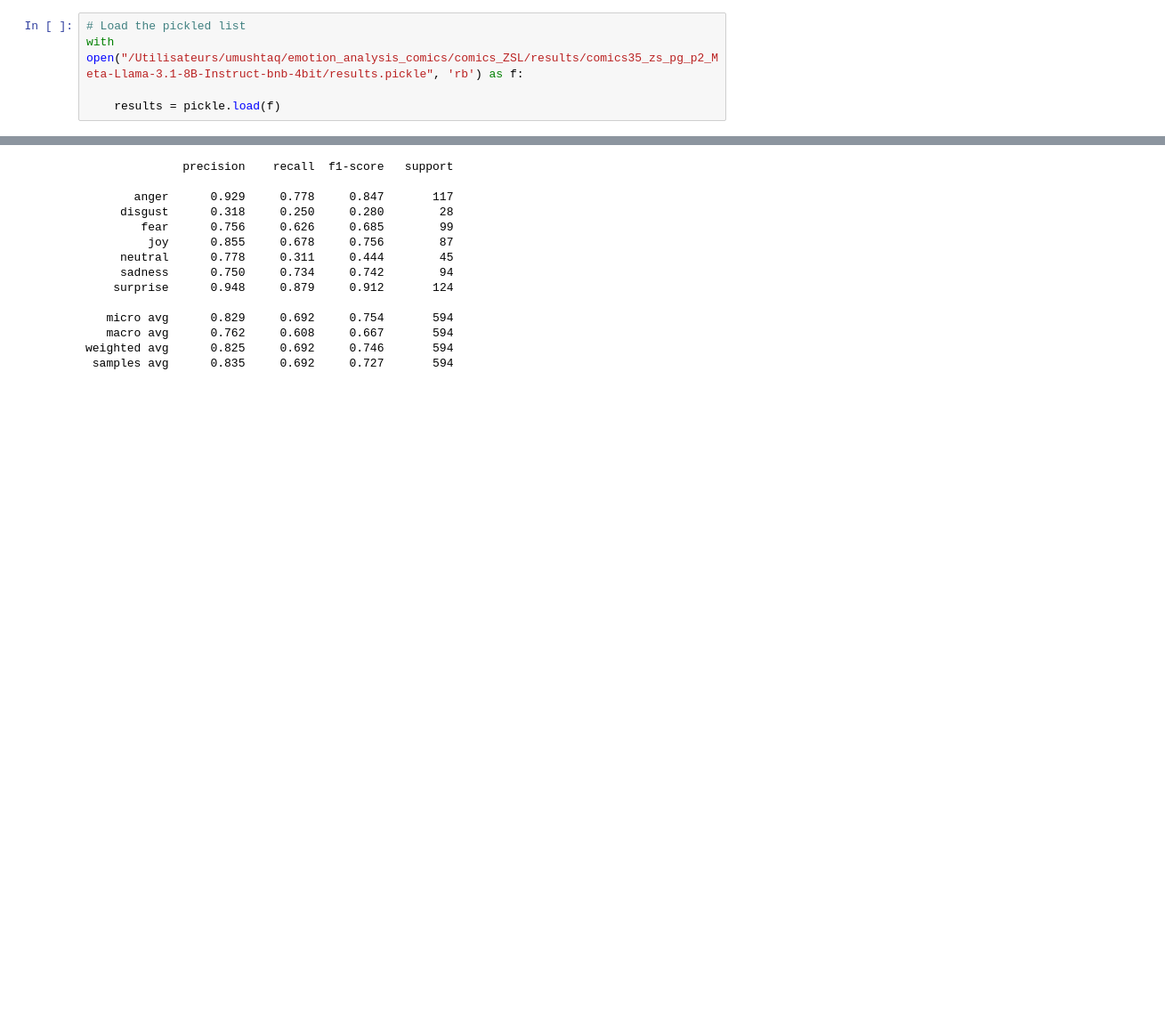
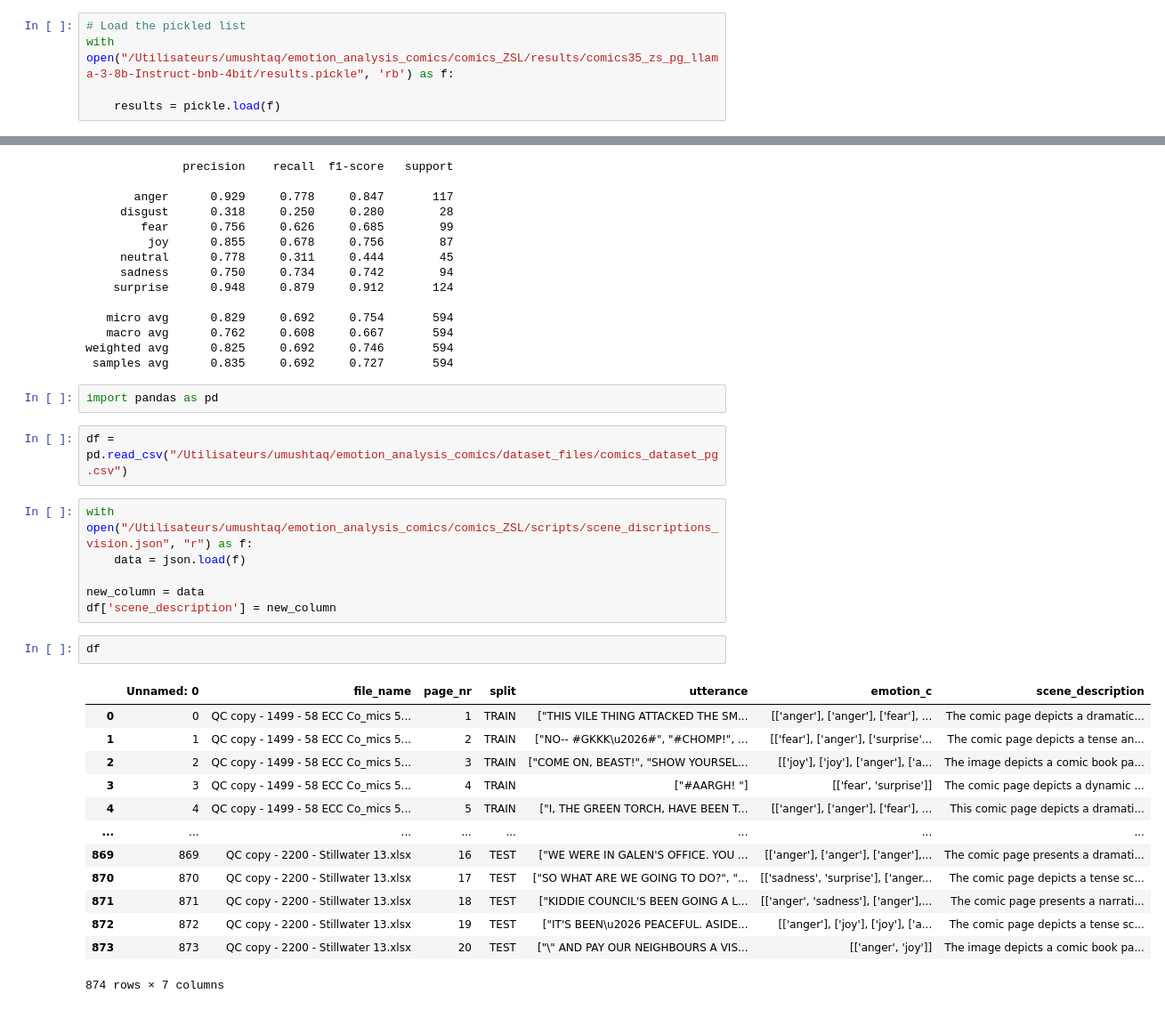
Before and after one commit to mohammadoumar/emotion_classification_LR, a Jupyter notebook: comics_ZSL/notebooks/eval_nb.ipynb, the cells around one changed output, grey strips where cells are left out. Shown at 89% size. Saved outputs shown, nothing was run; the diff lists cells and outputs as text; blank space fills up the shorter version.

```diff
--- a/comics_ZSL/notebooks/eval_nb.ipynb
+++ b/comics_ZSL/notebooks/eval_nb.ipynb
@@ -16,7 +16,7 @@ from sklearn.preprocessing import MultiLabelBinarizer
 ### Read data
 # %%
 # Load the pickled list
-with open("/Utilisateurs/umushtaq/emotion_analysis_comics/comics_ZSL/results/comics35_zs_pg_p2_Meta-Llama-3.1-8B-Instruct-bnb-4bit/results.pickle", 'rb') as f:
+with open("/Utilisateurs/umushtaq/emotion_analysis_comics/comics_ZSL/results/comics35_zs_pg_llama-3-8b-Instruct-bnb-4bit/results.pickle", 'rb') as f:
 
     results = pickle.load(f)
 # %%
@@ -578,3 +621,29 @@ array(['anger', 'disgust', 'fear', 'joy', 'neutral', 'sadness',
    macro avg      0.762     0.608     0.667       594
 weighted avg      0.825     0.692     0.746       594
  samples avg      0.835     0.692     0.727       594
+# %%
+import pandas as pd
+# %%
+df = pd.read_csv("/Utilisateurs/umushtaq/emotion_analysis_comics/dataset_files/comics_dataset_pg.csv")
+# %%
+with open("/Utilisateurs/umushtaq/emotion_analysis_comics/comics_ZSL/scripts/scene_discriptions_vision.json", "r") as f:
+    data = json.load(f)
+
+new_column = data
+df['scene_description'] = new_column
+# %%
+df
+# %% [output]
+|  | Unnamed: 0 | file_name | page_nr | split | utterance | emotion_c | scene_description |
+| 0 | 0 | QC copy - 1499 - 58 ECC Co_mics 5... | 1 | TRAIN | ["THIS VILE THING ATTACKED THE SM... | [['anger'], ['anger'], ['fear'], ... | The comic page depicts a dramatic... |
+| 1 | 1 | QC copy - 1499 - 58 ECC Co_mics 5... | 2 | TRAIN | ["NO-- #GKKK\u2026#", "#CHOMP!", ... | [['fear'], ['anger'], ['surprise'... | The comic page depicts a tense an... |
+| 2 | 2 | QC copy - 1499 - 58 ECC Co_mics 5... | 3 | TRAIN | ["COME ON, BEAST!", "SHOW YOURSEL... | [['joy'], ['joy'], ['anger'], ['a... | The image depicts a comic book pa... |
+| 3 | 3 | QC copy - 1499 - 58 ECC Co_mics 5... | 4 | TRAIN | ["#AARGH! "] | [['fear', 'surprise']] | The comic page depicts a dynamic ... |
+| 4 | 4 | QC copy - 1499 - 58 ECC Co_mics 5... | 5 | TRAIN | ["I, THE GREEN TORCH, HAVE BEEN T... | [['anger'], ['anger'], ['fear'], ... | This comic page depicts a dramati... |
+| ... | ... | ... | ... | ... | ... | ... | ... |
+| 869 | 869 | QC copy - 2200 - Stillwater 13.xlsx | 16 | TEST | ["WE WERE IN GALEN'S OFFICE. YOU ... | [['anger'], ['anger'], ['anger'],... | The comic page presents a dramati... |
+| 870 | 870 | QC copy - 2200 - Stillwater 13.xlsx | 17 | TEST | ["SO WHAT ARE WE GOING TO DO?", "... | [['sadness', 'surprise'], ['anger... | The comic page depicts a tense sc... |
+| 871 | 871 | QC copy - 2200 - Stillwater 13.xlsx | 18 | TEST | ["KIDDIE COUNCIL'S BEEN GOING A L... | [['anger', 'sadness'], ['anger'],... | The comic page presents a narrati... |
+| 872 | 872 | QC copy - 2200 - Stillwater 13.xlsx | 19 | TEST | ["IT'S BEEN\u2026 PEACEFUL. ASIDE... | [['anger'], ['joy'], ['joy'], ['a... | The comic page depicts a tense sc... |
+| 873 | 873 | QC copy - 2200 - Stillwater 13.xlsx | 20 | TEST | ["\" AND PAY OUR NEIGHBOURS A VIS... | [['anger', 'joy']] | The image depicts a comic book pa... |
+874 rows × 7 columns
```
Also changed, not shown: parts of 28 cells of this notebook, 56 other files.
